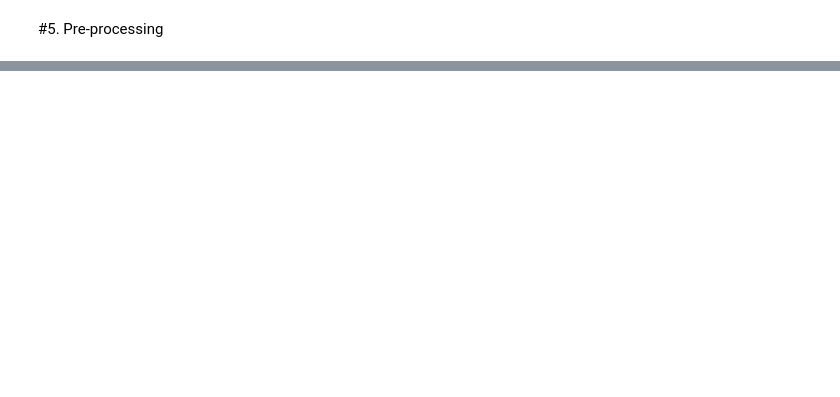
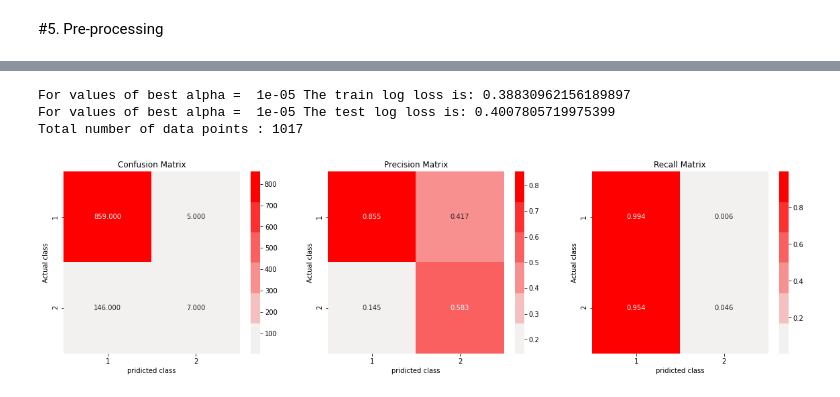
Before and after one commit to estoymukundjha/Cardiovascular-Risk-Pediction, a Jupyter notebook: Cardiovascular_Risk_Pediction.ipynb, the cells around one changed output, grey strips where cells are left out. Drawn from its saved outputs; the diff is of its cells as text; code cells hidden in the pictures; blank space fills up the shorter version.

```diff
--- a/Cardiovascular_Risk_Pediction.ipynb
+++ b/Cardiovascular_Risk_Pediction.ipynb
@@ -204,0 +301,7 @@ plt.show()
+# %%
+
+Y = df['TenYearCHD']
+X = df.drop(['id', 'TenYearCHD'], axis = 1)
+X = MinMaxScaler().fit_transform(X[['age','education','cigsPerDay','totChol','sysBP','diaBP','BMI','heartRate','glucose']])
+# %%
+x_train, x_test, y_train, y_test = train_test_split(X, Y, stratify = Y, test_size = 0.3)
@@ -204,0 +358,12 @@ plt.show()
+# %%
+alpha = [10**i for i in range(-5,2)]
+
+log_loss_list = []
+for i in alpha :
+    clf = SGDClassifier(alpha = i, penalty = 'l1', loss = "hinge", random_state =42)
+    clf.fit(x_train, y_train)
+    sig_clf = CalibratedClassifierCV(clf, method = "sigmoid")
+    sig_clf.fit(x_train, y_train)
+    pridict_y = sig_clf.predict_proba(x_test)
+    log_loss_list.append(log_loss(y_test, pridict_y, labels = clf.classes_, eps = 1e-15))
+    print("For value of alpha = ",i," The log loss is ", log_loss(y_test, pridict_y, labels = clf.classes_, eps = 1e-15))
@@ -204,0 +378,22 @@ plt.show()
+# %%
+
+best_alpha = np.argmin(log_loss_list)
+clf = SGDClassifier(alpha = alpha[best_alpha], penalty = 'l1', loss = "hinge", random_state =42)
+clf.fit(x_train, y_train)
+sig_clf = CalibratedClassifierCV(clf, method = "sigmoid")
+sig_clf.fit(x_train, y_train)
+predict_y = sig_clf.predict_proba(x_train)
+
+print('For values of best alpha = ', alpha[best_alpha], "The train log loss is:",log_loss(y_train, predict_y, labels=clf.classes_, eps=1e-15))
+predict_y = sig_clf.predict_proba(x_test)
+print('For values of best alpha = ', alpha[best_alpha], "The test log loss is:",log_loss(y_test, predict_y, labels=clf.classes_, eps=1e-15))
+predicted_y =np.argmax(predict_y,axis=1)
+print("Total number of data points :", len(predicted_y))
+# %% [output]
+For values of best alpha =  1e-05 The train log loss is: 0.38830962156189897
+For values of best alpha =  1e-05 The test log loss is: 0.4007805719975399
+Total number of data points : 1017
+# %%
+plot_confusion_matrix(y_test, predicted_y)
+# %% [output]
+[figure, added]
```
Also changed, not shown: parts of 22 cells of this notebook.
